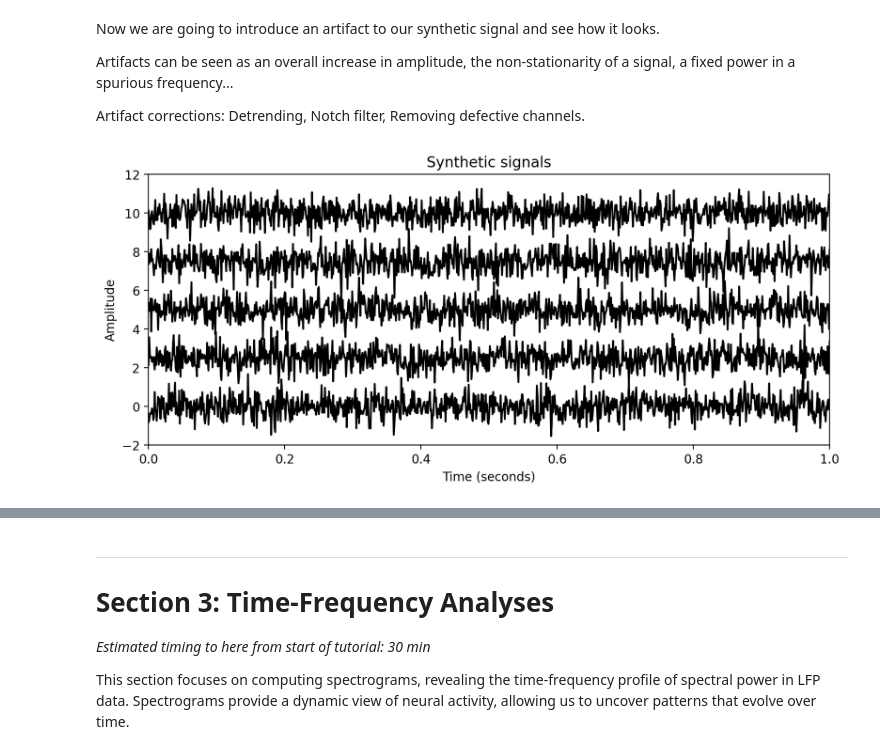
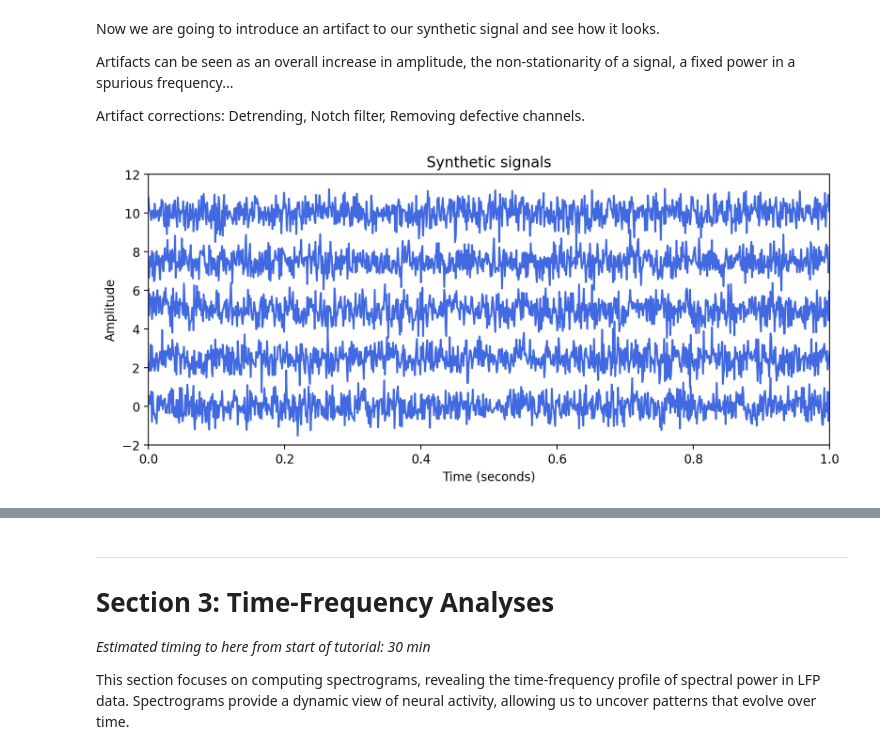
Before and after one commit to lucaase/LFP-analysis-HS, a Jupyter notebook: Course-Notebook.ipynb, the cells around one changed output, grey strips where cells are left out. Saved outputs shown, nothing was run; the diff lists cells and outputs as text; code cells hidden in the pictures.

```diff
--- a/Course-Notebook.ipynb
+++ b/Course-Notebook.ipynb
@@ -144,34 +143,32 @@ Artifact corrections:
     Removing defective channels.
 # %%
 # Extend the signal length to 10 seconds, and create 5 signals with different parameters which should simulate different trials
-fs = 1000
-
 t = np.arange(0, 10, 1/fs)
 n_trials = 5
 # Generate signals in an array
 signals = np.zeros((n_trials, len(t)))
 
 # Initialize the frequency vector
 frequencies = np.arange(0.1, 100, 0.1)
 # Initialize the amplitude vector (for simplicity, we will assume that the amplitudes are the inverse of the frequencies)
 amplitudes = 1 / frequencies
 
 for i in range(5):
   # assign a random amplitude between 1 and 5
   amp = amplitudes[np.random.randint(0, len(frequencies))]
   # assign a random frequency between 1 and 100
   freq = frequencies[np.random.randint(0, len(frequencies))]
   # generate signal
   signals[i, :] = (amp * np.sin(2*np.pi*freq*t) + amp * np.sin(2*np.pi*freq*t) + np.random.normal(0, 0.5, len(t))) + 2.5*i  # add noise and a constant value to separate signals
 
 # Plot the signals without overlaying them
 plt.figure(figsize=(10, 4))
 plt.title('Synthetic signals')
-plt.plot(t, signals.T, 'k')
+plt.plot(t, signals.T, 'royalblue')
 plt.xlabel('Time (seconds)')
 plt.ylabel('Amplitude')
 plt.xlim([0, 1])
 plt.ylim([-2, 12])  # Adjust y-axis limit to accommodate the constant values
 plt.show()
 # %% [output]
-[figure, old version]
+[figure, new version]
```
Also changed, not shown: parts of 28 cells of this notebook.
